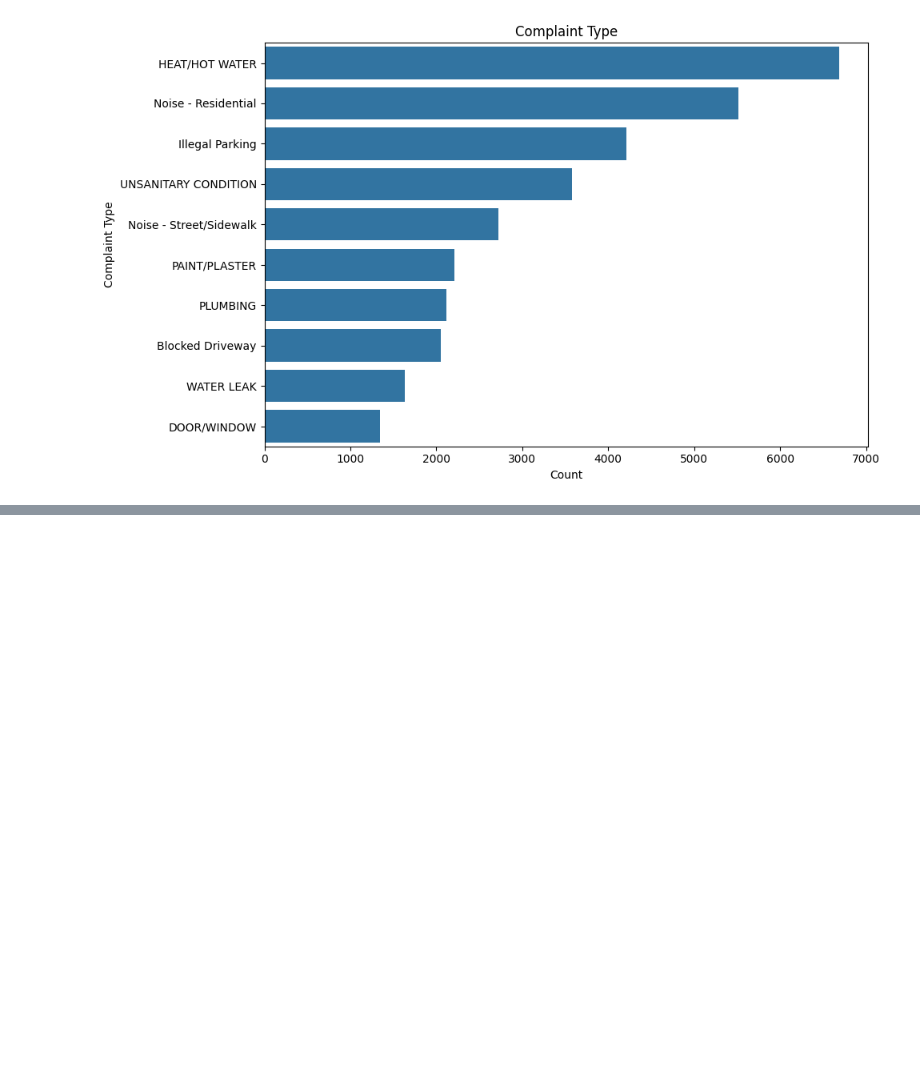
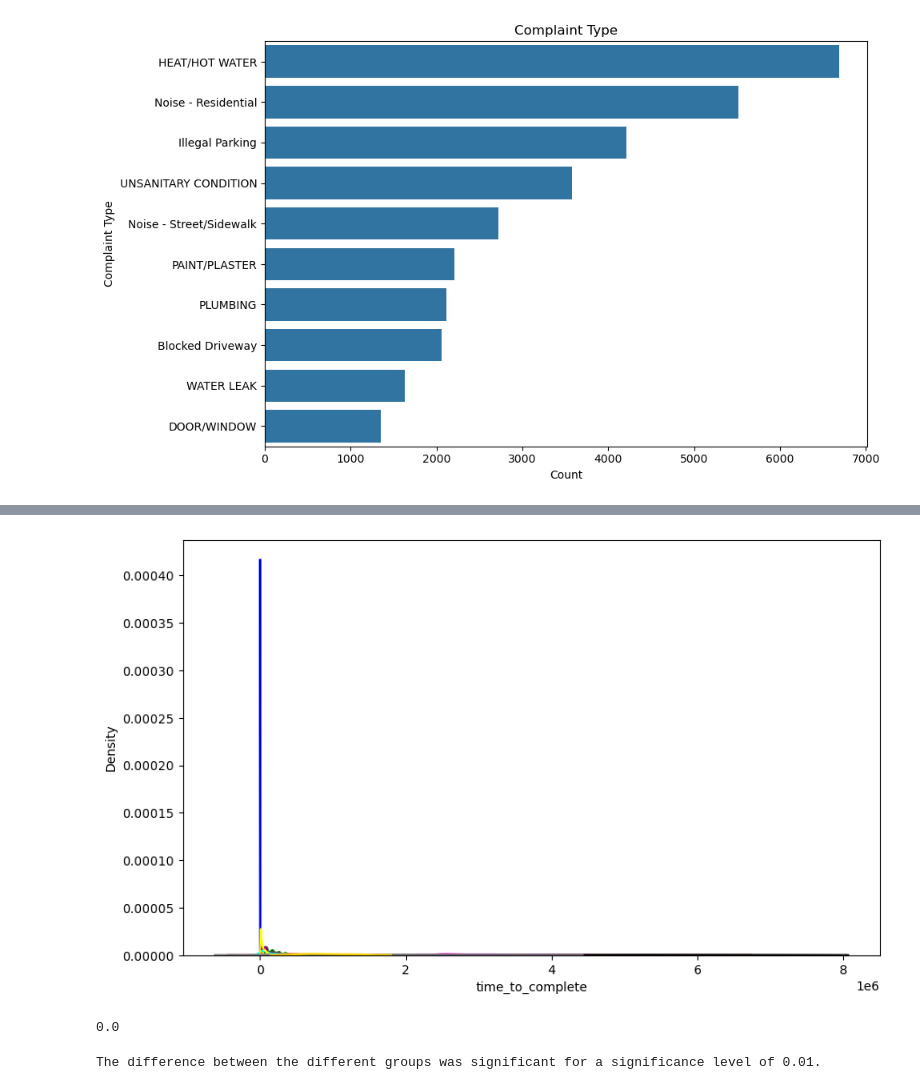
Before and after one commit to DavidS36/311-Requests-Project, a Jupyter notebook: Phase1Project_311ServiceRequests.ipynb, the cells around one changed output, grey strips where cells are left out. Cells and saved outputs as stored; diff of their text form; code cells hidden in the pictures; blank space fills up the shorter version.

```diff
--- a/Phase1Project_311ServiceRequests.ipynb
+++ b/Phase1Project_311ServiceRequests.ipynb
@@ -67,6 +70,17 @@ Try using .loc[row_indexer,col_indexer] = value instead
 
 See the caveats in the documentation: https://pandas.pydata.org/pandas-docs/stable/user_guide/indexing.html#returning-a-view-versus-a-copy
   nyc_2023['time_to_complete'] = (nyc_2023['Closed Date'] - nyc_2023['Created Date']).dt.total_seconds()
+# %%
+# removing outliers for inferental analysis
+nyc_2023_ttc = nyc_2023[nyc_2023['time_to_complete'] >= 0]
+
+def filter_middle_50_percent(group):
+    lower_threshold = group['time_to_complete'].quantile(0.25)
+    upper_threshold = group['time_to_complete'].quantile(0.75)
+    return group[(group['time_to_complete'] > lower_threshold) & (group['time_to_complete'] < upper_threshold)]
+
+# Apply the function to each group
+nyc_2023_ttc = nyc_2023_ttc.groupby('Agency').apply(filter_middle_50_percent).reset_index(drop=True)
 # %% [markdown]
 I also want to create my color map, which is a gradient of colors that i can apply to my graphs, at this point. I want to use the colors of the NYC flag which is blue, white and orange stripes.
 
@@ -435,0 +587,32 @@ zip_srs(11226)
+# %%
+NYPD_rt = nyc_2023_ttc[nyc_2023_ttc['Agency'] == 'NYPD']['time_to_complete']
+HPD_rt = nyc_2023_ttc[nyc_2023_ttc['Agency'] == 'HPD']['time_to_complete']
+DSNY_rt = nyc_2023_ttc[nyc_2023_ttc['Agency'] == 'DSNY']['time_to_complete']
+DOT_rt = nyc_2023_ttc[nyc_2023_ttc['Agency'] == 'DOT']['time_to_complete']
+DEP_rt = nyc_2023_ttc[nyc_2023_ttc['Agency'] == 'DEP']['time_to_complete']
+DPR_rt = nyc_2023_ttc[nyc_2023_ttc['Agency'] == 'DPR']['time_to_complete']
+DOB_rt = nyc_2023_ttc[nyc_2023_ttc['Agency'] == 'DOB']['time_to_complete']
+DOHMH_rt = nyc_2023_ttc[nyc_2023_ttc['Agency'] == 'DOHMH']['time_to_complete']
+EDC_rt = nyc_2023_ttc[nyc_2023_ttc['Agency'] == 'EDC']['time_to_complete']
+DHS_rt = nyc_2023_ttc[nyc_2023_ttc['Agency'] == 'DHS']['time_to_complete']
+TLC_rt = nyc_2023_ttc[nyc_2023_ttc['Agency'] == 'TLC']['time_to_complete']
+DOE_rt = nyc_2023_ttc[nyc_2023_ttc['Agency'] == 'DOE']['time_to_complete']
+OTI_rt = nyc_2023_ttc[nyc_2023_ttc['Agency'] == 'OTI']['time_to_complete']
+# %%
+plt.figure(figsize=(10, 6))
+sns.kdeplot(NYPD_rt, label=('NYPD'), color='blue')
+sns.kdeplot(HPD_rt, label=('HPD'), color='red')
+sns.kdeplot(DSNY_rt, label=('DSNY'), color='green')
+sns.kdeplot(DOT_rt, label=('DOT'), color='orange')
+sns.kdeplot(DEP_rt, label=('DEP'), color='purple')
+sns.kdeplot(DPR_rt, label=('DPR'), color='brown')
+sns.kdeplot(DOB_rt, label=('DOB'), color='pink')
+sns.kdeplot(DOHMH_rt, label=('DOHMH'), color='cyan')
+sns.kdeplot(EDC_rt, label=('EDC'), color='magenta')
+sns.kdeplot(DHS_rt, label=('DHS'), color='yellow')
+sns.kdeplot(TLC_rt, label=('TLC'), color='black')
+sns.kdeplot(DOE_rt, label=('DOE'), color='gray')
+sns.kdeplot(OTI_rt, label= 'OTI ', color='gold')
+plt.show()
+# %% [output]
+[figure, added]
@@ -435,0 +621,8 @@ zip_srs(11226)
+# %%
+p_value
+# %% [output]
+0.0
+# %%
+test_f_oneway()
+# %% [output]
+The difference between the different groups was significant for a significance level of 0.01.
```
Also changed, not shown: parts of 38 cells of this notebook.
